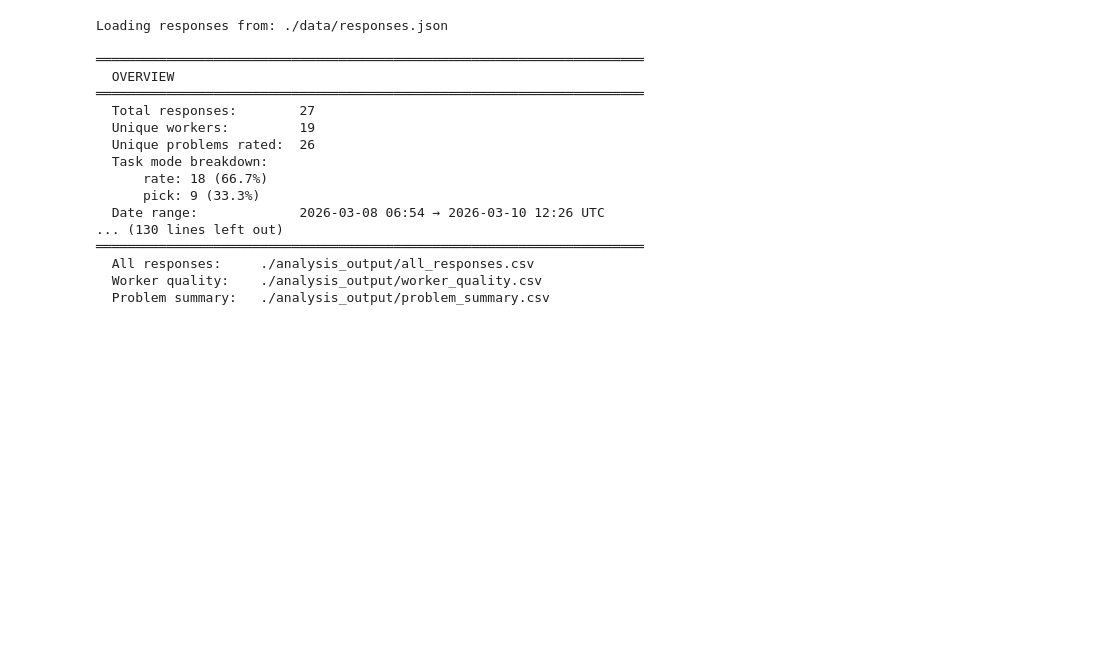
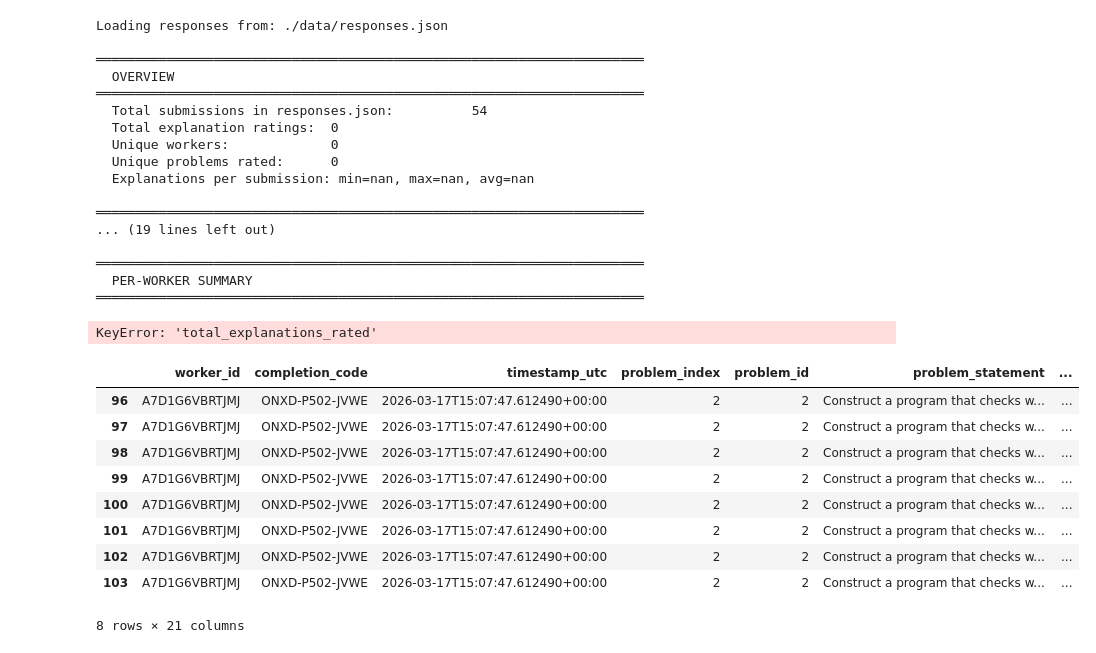
Before and after one commit to a2un/mturk-explanations-study, a Jupyter notebook: process_mturk_responses.ipynb, the cells around one changed output. Saved outputs shown, nothing was run; the diff lists cells and outputs as text; code cells hidden in the pictures; blank space fills up the shorter version.

```diff
--- a/process_mturk_responses.ipynb
+++ b/process_mturk_responses.ipynb
@@ -72,8 +69,8 @@ def flatten_records(records):
 
             # Quality flags
             reasoning = row["reasoning"] or ""
-            row["reasoning_length"] = len(reasoning)
-            row["flag_short_reasoning"] = len(reasoning.strip()) < MIN_REASONING_LENGTH
+            row["reasoning_length"] = len(word_tokenize(reasoning))
+            row["flag_short_reasoning"] = len(word_tokenize(reasoning.strip())) < MIN_REASONING_LENGTH
             row["flag_copy_paste"] = _is_likely_copy_paste(
                 reasoning, r.get("explanation_text", "")
             )
@@ -86,8 +83,8 @@ def _is_likely_copy_paste(reasoning, explanation_text):
     """Heuristic: check if reasoning is suspiciously similar to the explanation."""
     if not reasoning or not explanation_text:
         return False
-    reason_words = set(reasoning.lower().split())
-    expl_words = set(explanation_text.lower().split())
+    reason_words = set(word_tokenize(reasoning.lower()))
+    expl_words = set(word_tokenize(explanation_text.lower()))
     if not reason_words or not expl_words:
         return False
     overlap = len(reason_words & expl_words) / len(reason_words)
@@ -107,7 +104,7 @@ def print_header(title):
 def analyze_overview(df, records):
     print_header("OVERVIEW")
     n_submissions = len(records)
-    print(f"  Total submissions:          {n_submissions}")
+    print(f"  Total submissions in responses.json:          {n_submissions}")
     print(f"  Total explanation ratings:  {len(df)}")
     print(f"  Unique workers:             {df['worker_id'].nunique()}")
     print(f"  Unique problems rated:      {df['problem_index'].nunique()}")
@@ -151,11 +148,11 @@ def analyze_quality_flags(df):
     copy = df["flag_copy_paste"].sum()
     total = len(df)
 
-    print(f"  Short reasoning (<{MIN_REASONING_LENGTH} chars): {short}/{total} ({short/total*100:.1f}%)")
+    print(f"  Short reasoning (<{MIN_REASONING_LENGTH} words): {short}/{total} ({short/total*100:.1f}%)")
     print(f"  Suspected copy-paste reasoning:    {copy}/{total} ({copy/total*100:.1f}%)")
 
     lengths = df["reasoning_length"]
-    print(f"\n  Reasoning length (chars):")
+    print(f"\n  Reasoning length (words):")
     print(f"    Mean:   {lengths.mean():.0f}")
     print(f"    Median: {lengths.median():.0f}")
     print(f"    Min:    {lengths.min():.0f}")
@@ -324,6 +321,19 @@ def export_csvs(df, worker_df, prob_df, expl_df, output_dir):
     return all_path, worker_path, prob_path, expl_path
 # %%
 path = DEFAULT_RESPONSES
+
+workers_to_exclude = ["A6A0IS7L6OUAB","AKERE2HC8Y7H4",
+                    "AKERE2HC8Y7H3","AKERE2HC8Y7H5",
+                    "AKERE2HC8Y7H9",
+                    "AKERE2HC8Y7H6",
+                    "AKERE2HC8Y7H7",
+                        "AM6XJQNLFEV4J",
+                        "A3IDTSOSHDX6JK",
+                        "ANBCTN6HV7Y1M","A47LXYTWFIB6F",
+                        "A7D1G6VBRTJMJ"
+                    ]
+
+workers_to_include = []
 
 if not os.path.exists(path):
     print(f"Error: File not found — {path}")
@@ -338,7 +348,7 @@ if not records:
 
 flat_rows = flatten_records(records)
 df = pd.DataFrame(flat_rows)
-df = df[~(df.worker_id.isin(workers_to_exclude))]
+df = df[(df.worker_id.isin(workers_to_include))]
 
 # ── Run analyses ──
 analyze_overview(df, records)
@@ -366,15 +376,29 @@ Loading responses from: ./data/responses.json
 ══════════════════════════════════════════════════════════════════════
   OVERVIEW
 ══════════════════════════════════════════════════════════════════════
-  Total responses:        27
-  Unique workers:         19
-  Unique problems rated:  26
-  Task mode breakdown:
-      rate: 18 (66.7%)
-      pick: 9 (33.3%)
-  Date range:             2026-03-08 06:54 → 2026-03-10 12:26 UTC
-... (130 lines left out)
+  Total submissions in responses.json:          54
+  Total explanation ratings:  0
+  Unique workers:             0
+  Unique problems rated:      0
+  Explanations per submission: min=nan, max=nan, avg=nan
+
 ══════════════════════════════════════════════════════════════════════
-  All responses:     ./analysis_output/all_responses.csv
-  Worker quality:    ./analysis_output/worker_quality.csv
-  Problem summary:   ./analysis_output/problem_summary.csv
+... (19 lines left out)
+
+══════════════════════════════════════════════════════════════════════
+  PER-WORKER SUMMARY
+══════════════════════════════════════════════════════════════════════
+KeyError: 'total_explanations_rated'
+# %%
+df
+# %% [output]
+|  | worker_id | completion_code | timestamp_utc | problem_index | problem_id | problem_statement | ... |
+| 96 | A7D1G6VBRTJMJ | ONXD-P502-JVWE | 2026-03-17T15:07:47.612490+00:00 | 2 | 2 | Construct a program that checks w... | ... |
+| 97 | A7D1G6VBRTJMJ | ONXD-P502-JVWE | 2026-03-17T15:07:47.612490+00:00 | 2 | 2 | Construct a program that checks w... | ... |
+| 98 | A7D1G6VBRTJMJ | ONXD-P502-JVWE | 2026-03-17T15:07:47.612490+00:00 | 2 | 2 | Construct a program that checks w... | ... |
+| 99 | A7D1G6VBRTJMJ | ONXD-P502-JVWE | 2026-03-17T15:07:47.612490+00:00 | 2 | 2 | Construct a program that checks w... | ... |
+| 100 | A7D1G6VBRTJMJ | ONXD-P502-JVWE | 2026-03-17T15:07:47.612490+00:00 | 2 | 2 | Construct a program that checks w... | ... |
+| 101 | A7D1G6VBRTJMJ | ONXD-P502-JVWE | 2026-03-17T15:07:47.612490+00:00 | 2 | 2 | Construct a program that checks w... | ... |
+| 102 | A7D1G6VBRTJMJ | ONXD-P502-JVWE | 2026-03-17T15:07:47.612490+00:00 | 2 | 2 | Construct a program that checks w... | ... |
+| 103 | A7D1G6VBRTJMJ | ONXD-P502-JVWE | 2026-03-17T15:07:47.612490+00:00 | 2 | 2 | Construct a program that checks w... | ... |
+8 rows × 21 columns
```
Also changed, not shown: parts of 1 cell of this notebook, 3 other files.
